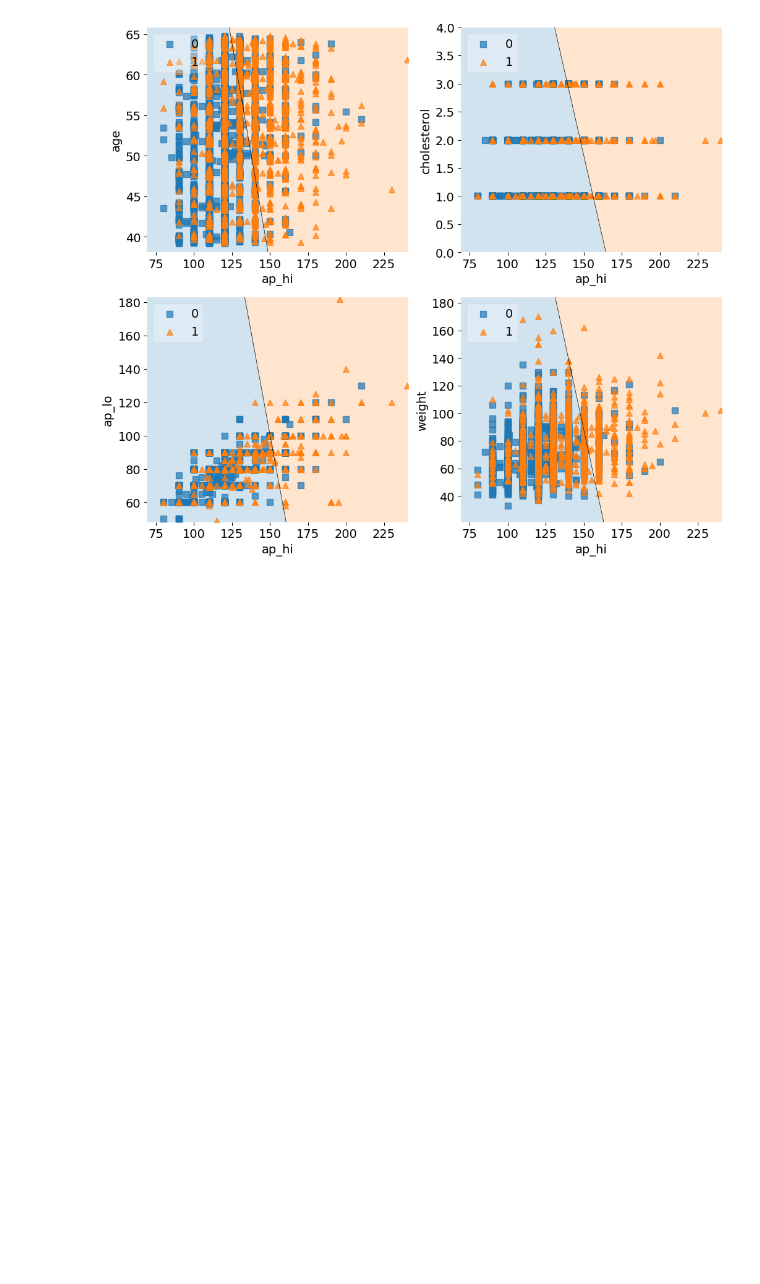
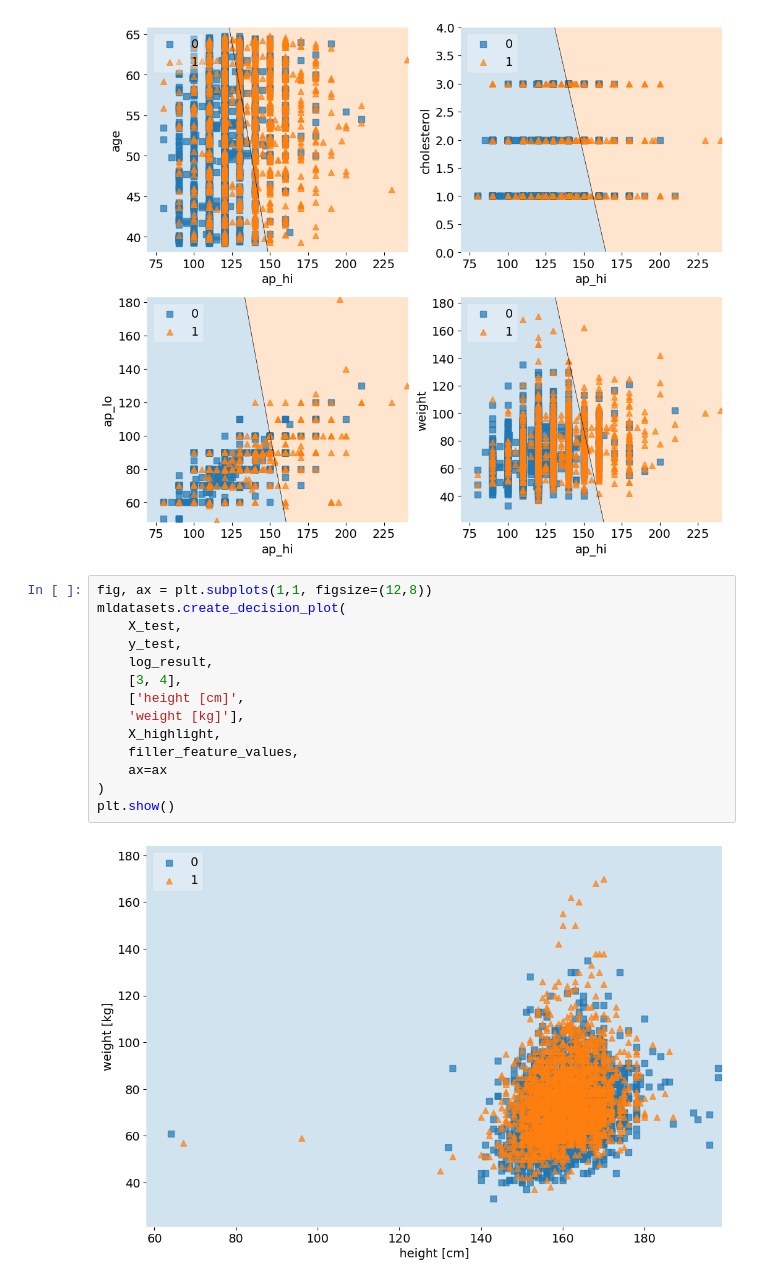
Before and after one commit to Chirag314/Interpretable-machine-learning, a Jupyter notebook: CVD.ipynb, the cells around one changed output. Cells and saved outputs as stored; diff of their text form; blank space fills up the shorter version.

```diff
--- a/CVD.ipynb
+++ b/CVD.ipynb
@@ -305,3 +305,19 @@ plt.subplots_adjust(top=1,bottom=0,hspace=0.2,wspace=0.2)
 plt.show()
 # %% [output]
 [figure]
+# %%
+fig, ax = plt.subplots(1,1, figsize=(12,8))
+mldatasets.create_decision_plot(
+    X_test,
+    y_test,
+    log_result,
+    [3, 4],
+    ['height [cm]',
+    'weight [kg]'],
+    X_highlight,
+    filler_feature_values,
+    ax=ax
+)
+plt.show()
+# %% [output]
+[figure, added]
```
Also changed, not shown: parts of 9 cells of this notebook.
